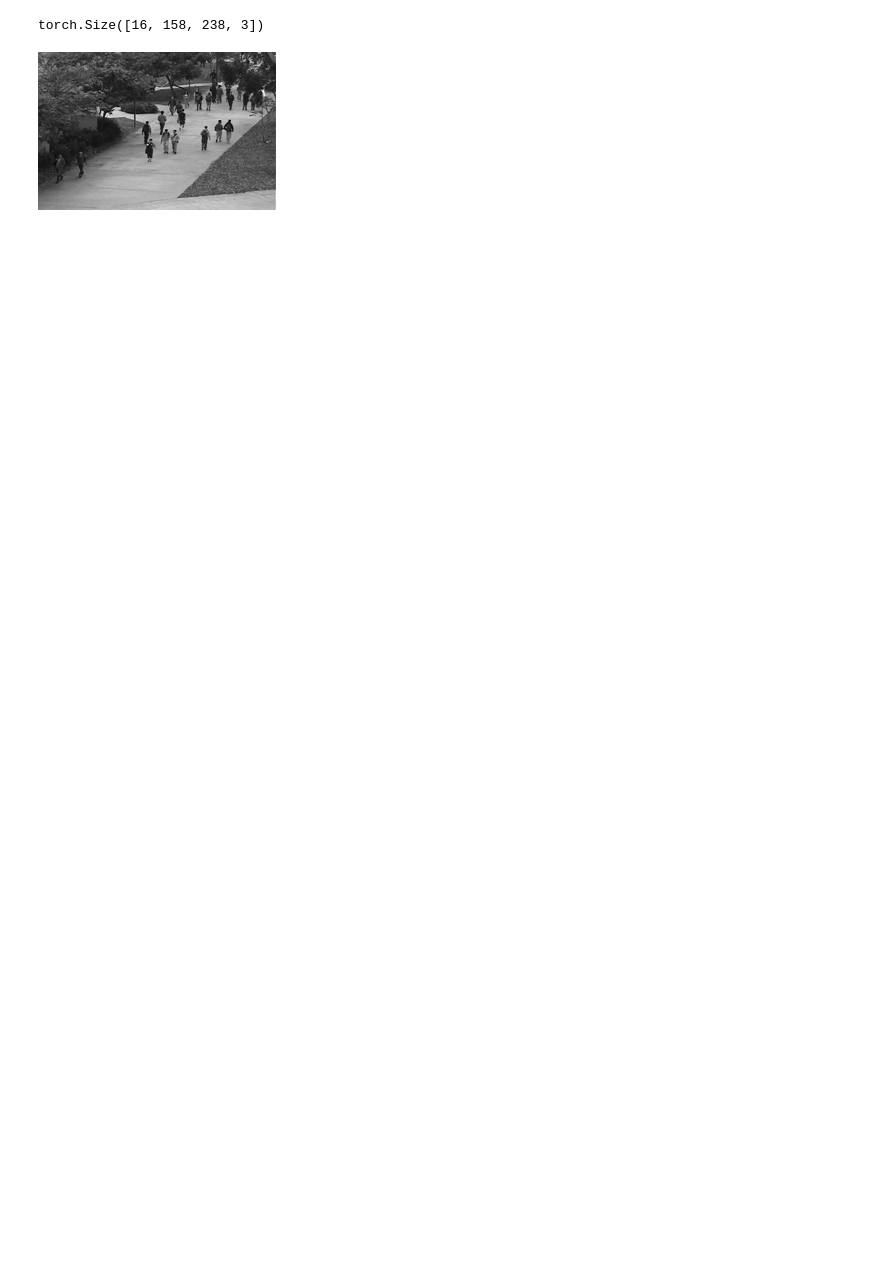
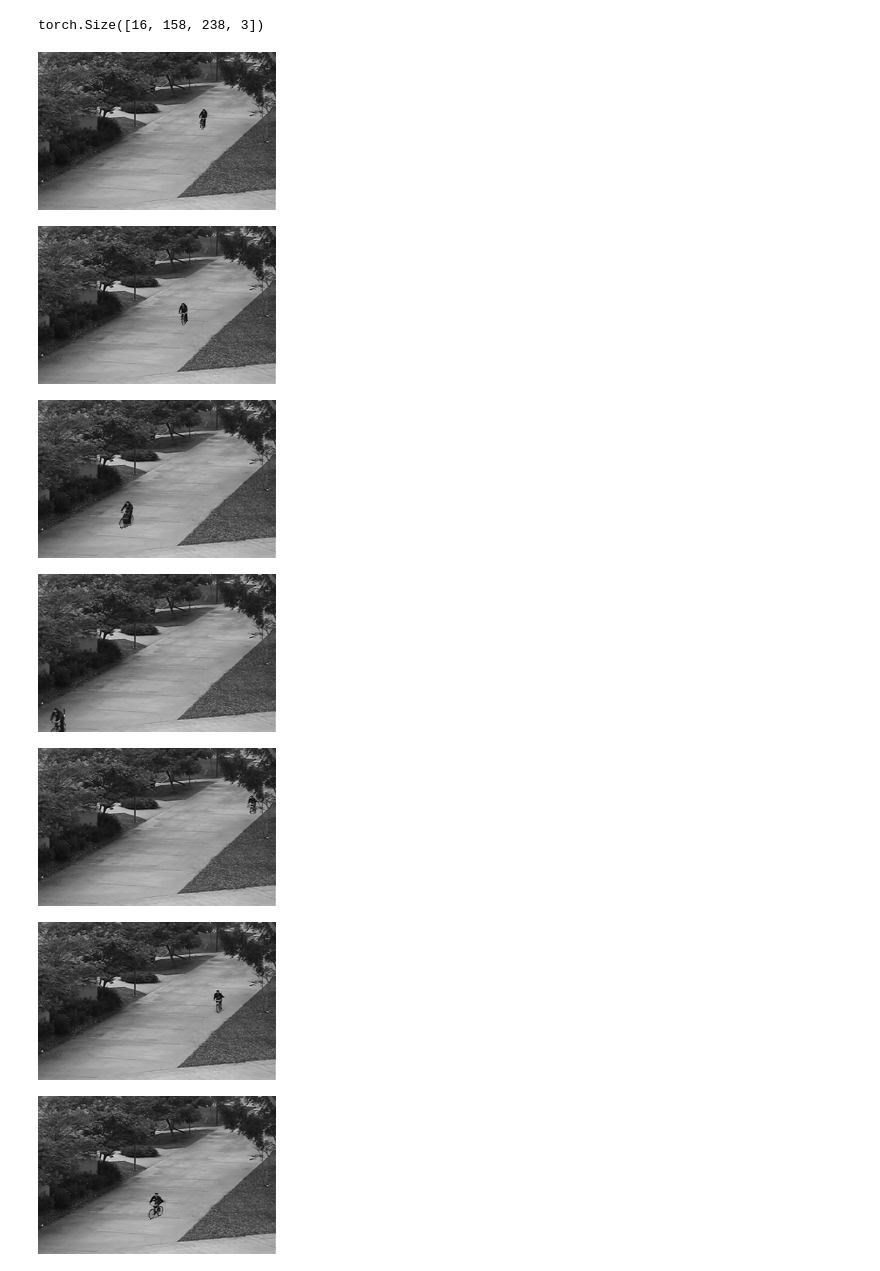
Before and after one commit to KTaskn/MaskingUCSD, a Jupyter notebook: vis.ipynb, the cells around one changed output. Cells and saved outputs as stored; diff of their text form; code cells hidden in the pictures; blank space fills up the shorter version.

```diff
--- a/vis.ipynb
+++ b/vis.ipynb
@@ -55,17 +71,19 @@ with open(PATHLIST) as f:
         "label": [int(label) for _, _, label in grp_path_and_label],
     })
 
+IDX = 31
 net = WrapperI3D()
-for idx, df_grp in df.groupby('grp'):
-    background = np.median([
-        open_image(path)
-        for path in df_grp["path"].tolist()
-    ], axis=0).astype(np.uint8)
-    extractor_mask = Extractor(
-        df_grp["path"].tolist(),
-        df_grp["label"].tolist(),
-        net, lambda paths: img2tensor(paths, background, reverse_mask=True),
-        F=16,
-        aggregate=max,
-        cuda=True)
-    break
+idx, df_grp = list(df.groupby('grp'))[IDX]
+background = np.median([
+    open_image(path)
+    for path in df_grp["path"].tolist()
+], axis=0).astype(np.uint8)
+extractor_mask = Extractor(
+    df_grp["path"].tolist(),
+    df_grp["label"].tolist(),
+    net, lambda paths: img2tensor(paths, background, reverse_mask=False),
+    F=16,
+    aggregate=max,
+    cuda=True)
+
+extractor_mask.images().path_list[:5]
@@ -74,6 +110,13 @@ extractor_mask.images().__getitem__(0).size()
 # %% [output]
 torch.Size([16, 158, 238, 3])
 # %%
-Image.fromarray(extractor_mask.images().__getitem__(0)[0].numpy())
+for idx in range(extractor_mask.images().__len__()):
+    display(Image.fromarray(extractor_mask.images().__getitem__(idx)[0].numpy()))
 # %% [output]
-[figure, old version]
+[figure, new version]
+[figure, added]
+[figure, added]
+[figure, added]
+[figure, added]
+[figure, added]
+[figure, added]
```
Also changed, not shown: parts of 4 cells of this notebook, 2 other files.
